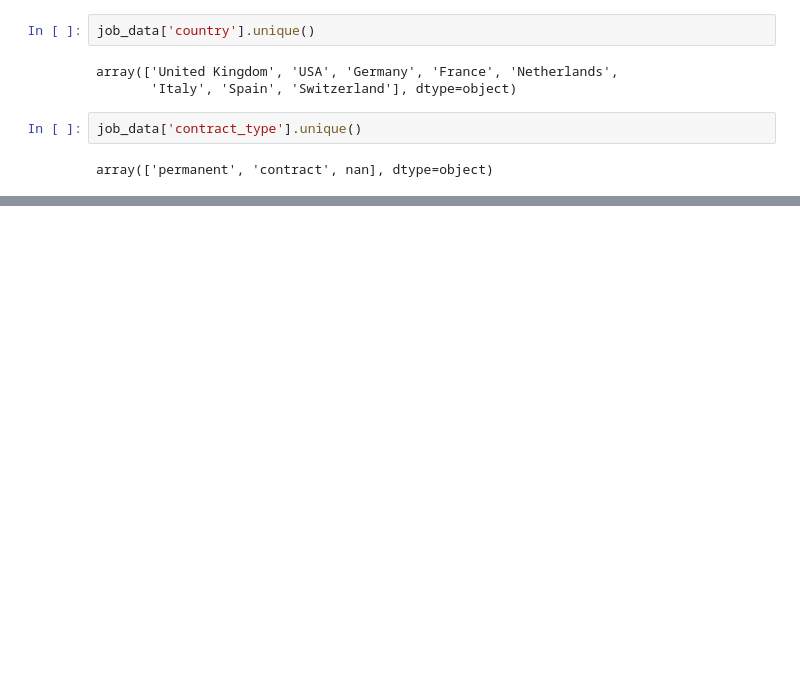
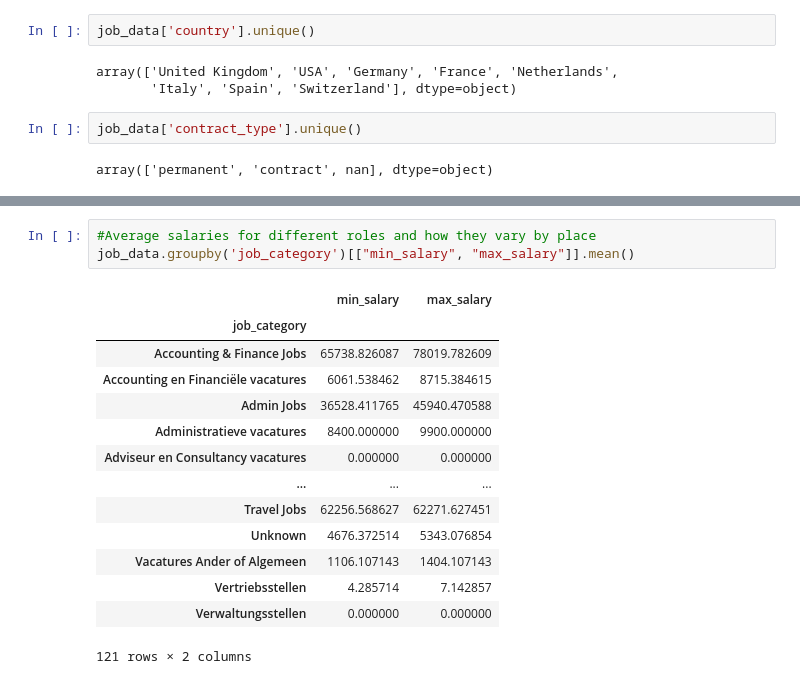
Before and after one commit to Archana-sth/JOB_MARKET_TREND_2025, a Jupyter notebook: notebook/data_cleaning.ipynb, the cells around one changed output, grey strips where cells are left out. Cells and saved outputs as stored; diff of their text form; blank space fills up the shorter version.

```diff
--- a/notebook/data_cleaning.ipynb
+++ b/notebook/data_cleaning.ipynb
@@ -238,0 +260,18 @@ array(['permanent', 'contract', nan], dtype=object)
+# %%
+#Average salaries for different roles and how they vary by place
+job_data.groupby('job_category')[["min_salary", "max_salary"]].mean()
+# %% [output]
+|  | min_salary | max_salary |
+| job_category |  |  |
+| Accounting & Finance Jobs | 65738.826087 | 78019.782609 |
+| Accounting en Financiële vacatures | 6061.538462 | 8715.384615 |
+| Admin Jobs | 36528.411765 | 45940.470588 |
+| Administratieve vacatures | 8400.000000 | 9900.000000 |
+| Adviseur en Consultancy vacatures | 0.000000 | 0.000000 |
+| ... | ... | ... |
+| Travel Jobs | 62256.568627 | 62271.627451 |
+| Unknown | 4676.372514 | 5343.076854 |
+| Vacatures Ander of Algemeen | 1106.107143 | 1404.107143 |
+| Vertriebsstellen | 4.285714 | 7.142857 |
+| Verwaltungsstellen | 0.000000 | 0.000000 |
+121 rows × 2 columns
```
Also changed, not shown: parts of 4 cells of this notebook.
